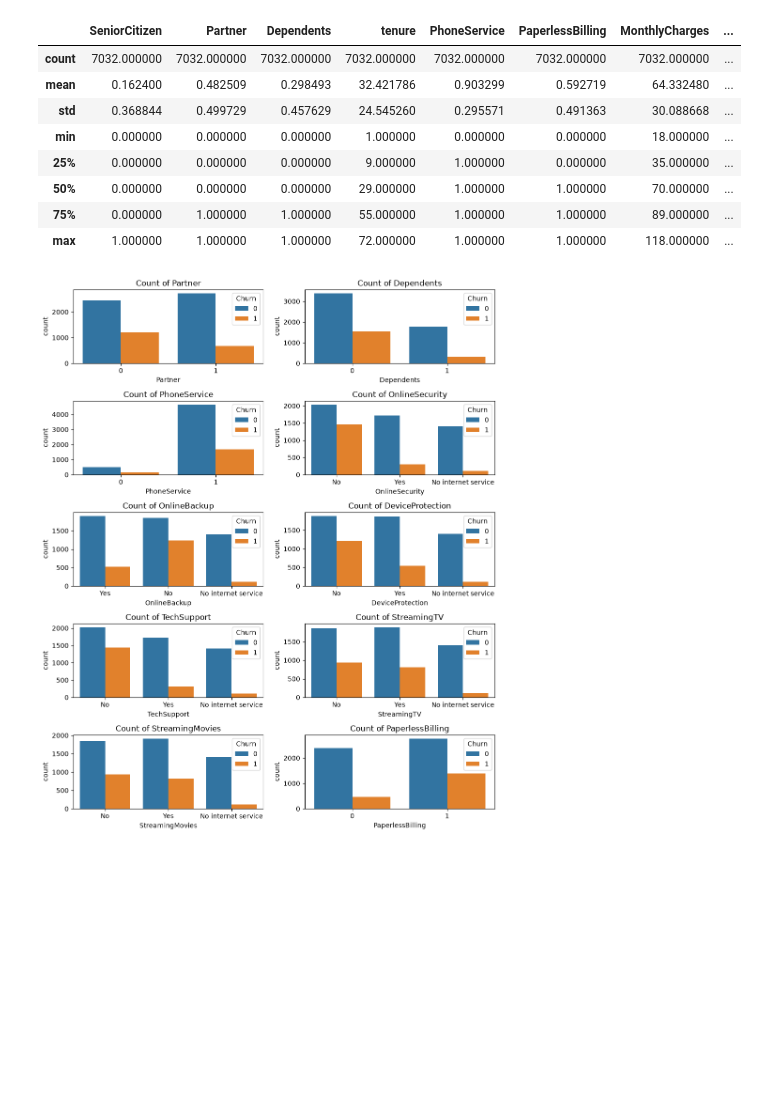
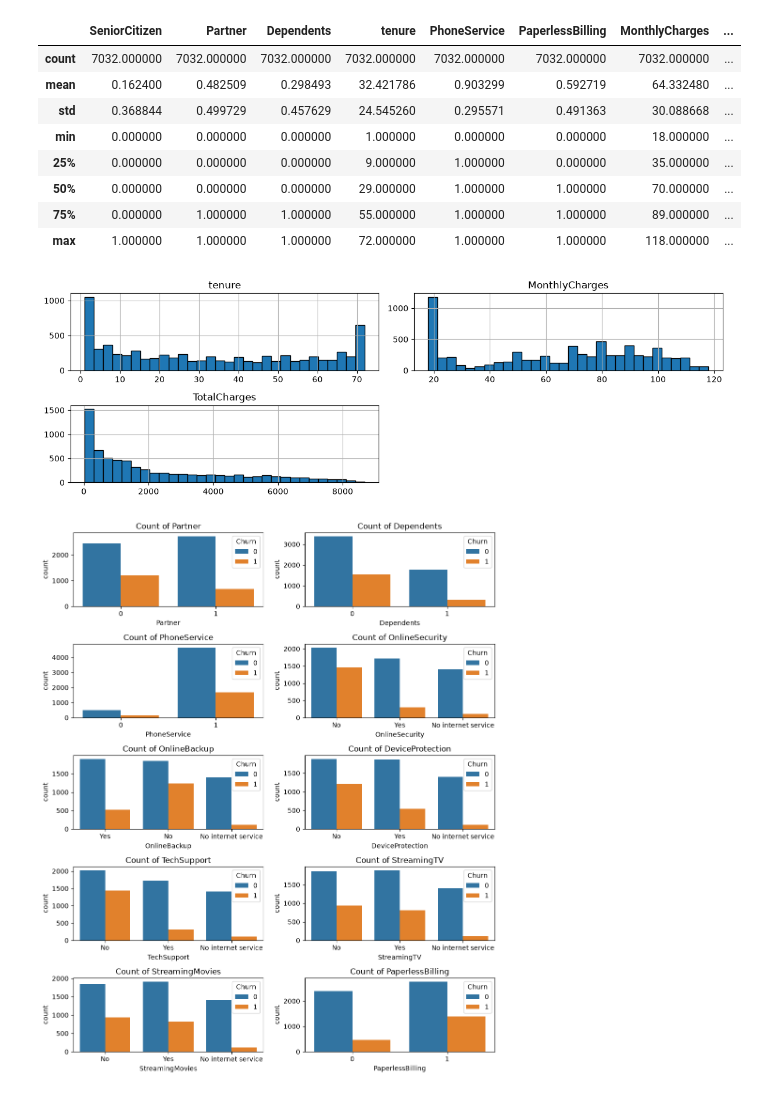
Before and after one commit to MANDEEP9711/telco-customer-churn-prediction, a Jupyter notebook: notebook/02_eda.ipynb, the cells around one changed output. Cells and saved outputs as stored; diff of their text form; code cells hidden in the pictures; blank space fills up the shorter version.

```diff
--- a/notebook/02_eda.ipynb
+++ b/notebook/02_eda.ipynb
@@ -68,6 +68,20 @@ df.describe()
 | 50% | 0.000000 | 0.000000 | 0.000000 | 29.000000 | 1.000000 | 1.000000 | 70.000000 | ... |
 | 75% | 0.000000 | 1.000000 | 1.000000 | 55.000000 | 1.000000 | 1.000000 | 89.000000 | ... |
 | max | 1.000000 | 1.000000 | 1.000000 | 72.000000 | 1.000000 | 1.000000 | 118.000000 | ... |
+# %%
+
+numeric_cols = ["tenure", "MonthlyCharges", "TotalCharges"]
+
+df[numeric_cols].hist(
+    bins=30,
+    figsize=(12, 4),
+    edgecolor="black"
+)
+
+plt.tight_layout()
+plt.show()
+# %% [output]
+[figure, added]
 # %%
 col=['Partner','Dependents','PhoneService','OnlineSecurity','OnlineBackup','DeviceProtection','TechSupport','StreamingTV','StreamingMovies','PaperlessBilling']
 cols = [
```
Also changed, not shown: parts of 2 cells of this notebook, 6 other files.
